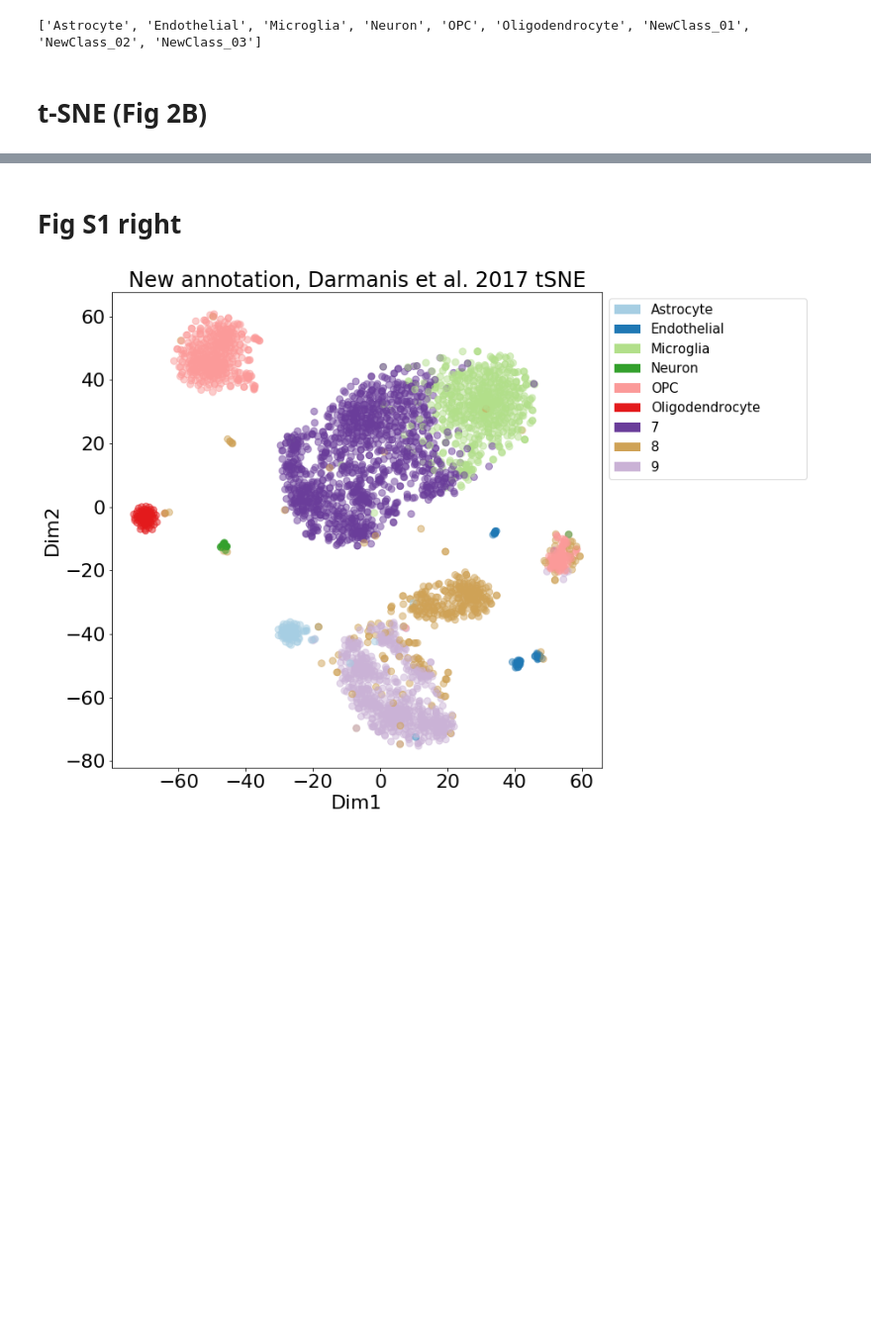
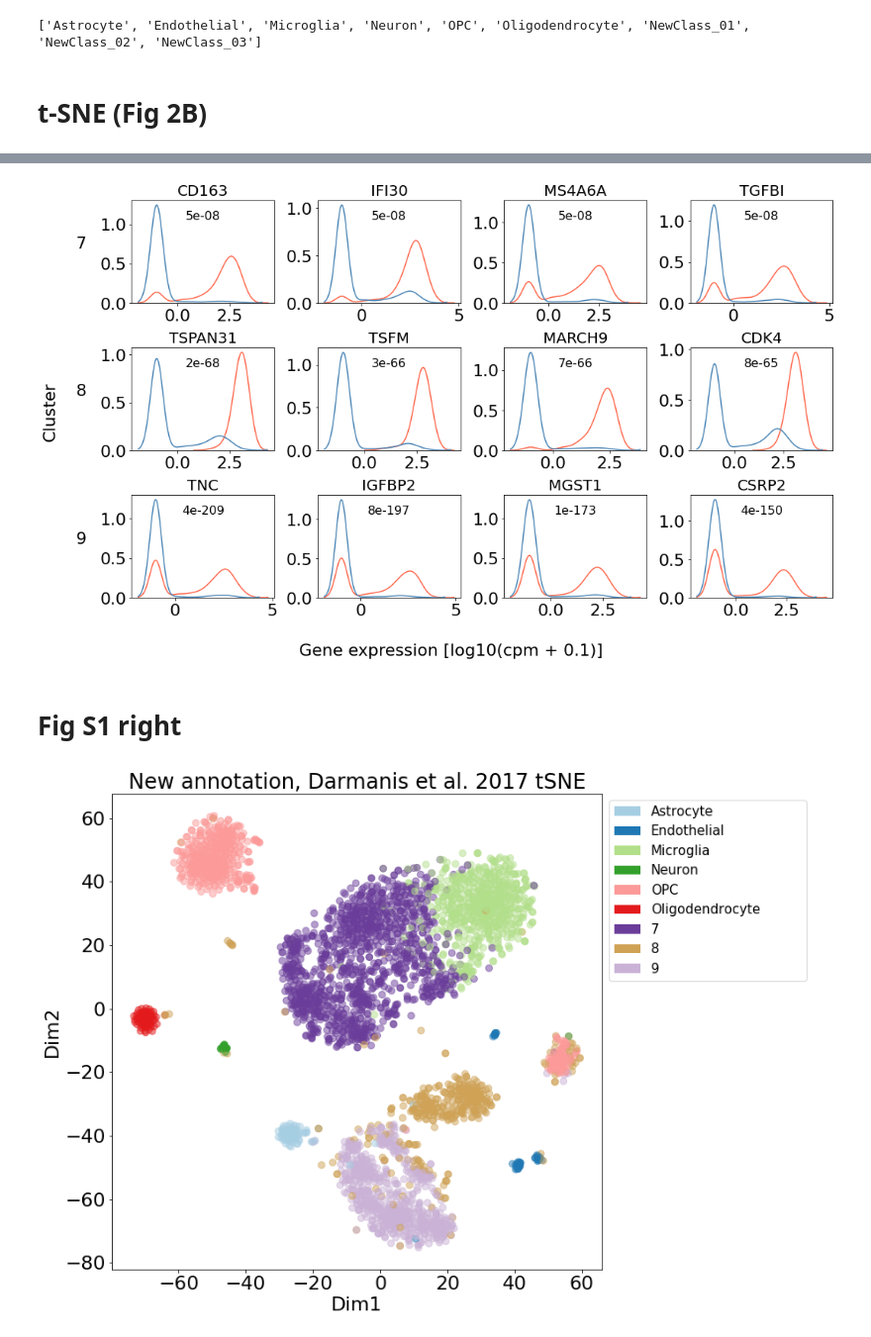
Before and after one commit to iosonofabio/northstar_analysis, a Jupyter notebook: Northstar_Brain.ipynb, the cells around one changed output, grey strips where cells are left out. Shown at 99% size. Drawn from its saved outputs; the diff is of its cells as text; code cells hidden in the pictures; blank space fills up the shorter version.

```diff
--- a/Northstar_Brain.ipynb
+++ b/Northstar_Brain.ipynb
@@ -273,3 +287,53 @@ f.savefig(output_dir+date+'/Figure_2B.svg')
+# %%
+cell_types_de = ['7', '8', '9']
+log2_fcs = {}
+for ct in cell_types_de:
+    ind_focal = tsnedf.iloc[6:].index[tsnedf.iloc[6:]['new_membership'] == ct]
+    ind_other = tsnedf.iloc[6:].index[tsnedf.iloc[6:]['new_membership'] != ct]
+    counts_avg_focal = GBM_counttable[ind_focal].mean(axis=1)
+    counts_avg_other = GBM_counttable[ind_other].mean(axis=1)
+    log2_fc = np.log2(counts_avg_focal + 1) - np.log2(counts_avg_other + 1)
+    log2_fcs[ct] = log2_fc
+log2_fcs = pd.DataFrame(log2_fcs)
+# %%
+from scipy.stats import ks_2samp
+
+genes_7 = log2_fcs.nlargest(50, '7').index
+genes_8 = log2_fcs.nlargest(50, '8').index
+genes_9 = log2_fcs.nlargest(50, '9').index
+
+fig, axs = plt.subplots(3, 4, figsize=(15, 9))
+for i, (axsrow, genes) in enumerate(zip(axs, [genes_7, genes_8, genes_9])):
+    ct = cell_types_de[i]
+    ind_focal = tsnedf.iloc[6:].index[tsnedf.iloc[6:]['new_membership'] == ct]
+    ind_other = tsnedf.iloc[6:].index[tsnedf.iloc[6:]['new_membership'] != ct]
+
+    if True:
+        kss = []
+        for gene in genes:
+            data_focal = np.log10(GBM_counttable.loc[gene, ind_focal].values + 0.1)
+            data_other = np.log10(GBM_counttable.loc[gene, ind_other].values + 0.1)
+            st = ks_2samp(data_focal, data_other)
+            kss.append(st[0])
+
+        indg = np.argsort(kss)[::-1]
+        genes = genes[indg[:4]]
+
+    for ax, gene in zip(axsrow, genes):
+        data_focal = np.log10(GBM_counttable.loc[gene, ind_focal].values + 0.1)
+        data_other = np.log10(GBM_counttable.loc[gene, ind_other].values + 0.1)
+        st = ks_2samp(data_focal, data_other)
+        sns.kdeplot(data_focal, bw=0.3, ax=ax, color='tomato')
+        sns.kdeplot(data_other, bw=0.3, ax=ax, color='steelblue')
+        ax.text(0.5, 0.9, '{:.0e}'.format(st[1] * 20000), ha='center', va='top',
+                transform=ax.transAxes, fontsize=16)
+        ax.set_title(gene, fontsize=20)
+    axsrow[0].set_ylabel(ct, rotation=0, labelpad=25)
+fig.text(0.02, 0.52, 'Cluster', fontsize=22, va='center', rotation=90)
+fig.text(0.52, 0.02, 'Gene expression [log10(cpm + 0.1)]', ha='center', fontsize=22)
+fig.tight_layout(rect=(0.05, 0.08, 1, 1))
+# %% [output]
+[figure, added]
 # %% [markdown]
 # Fig S1 right
 # %%
```
Also changed, not shown: parts of 6 cells of this notebook, 18 other files.
